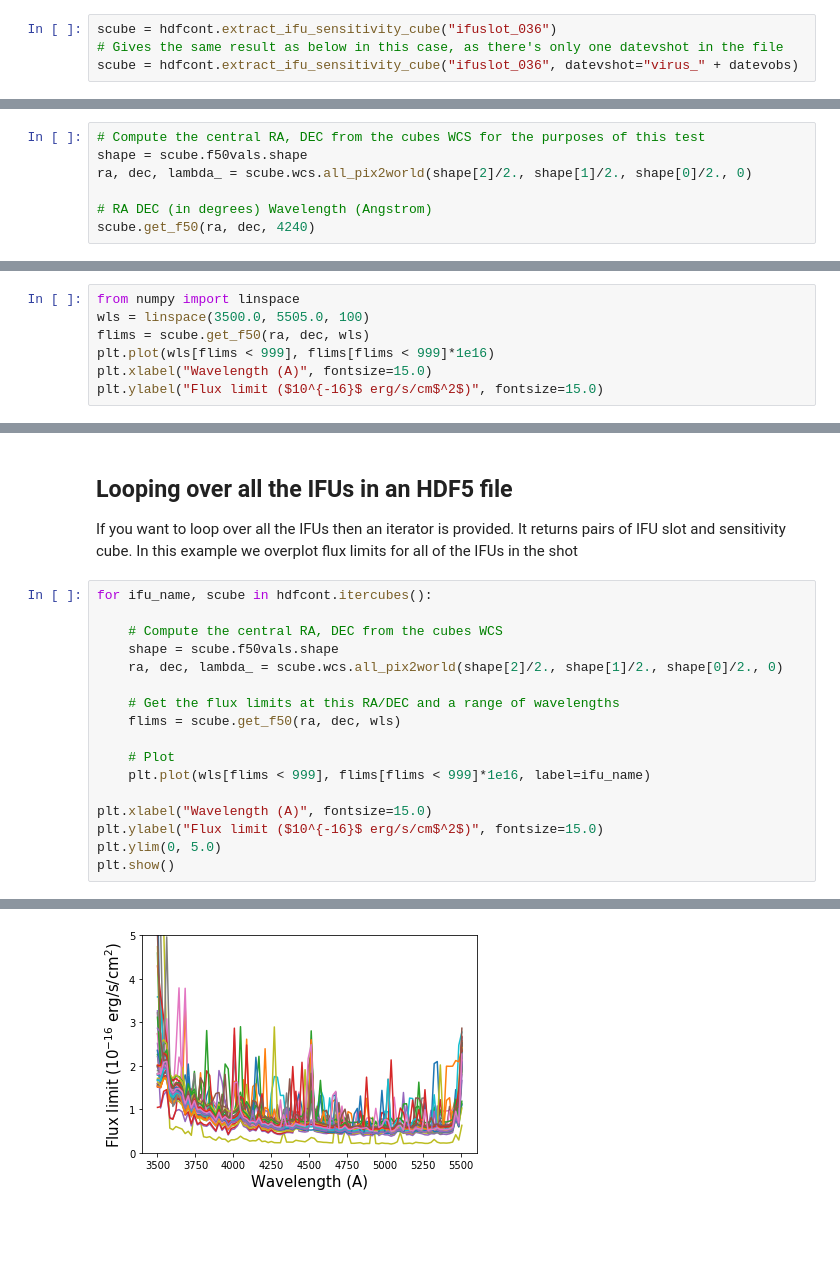
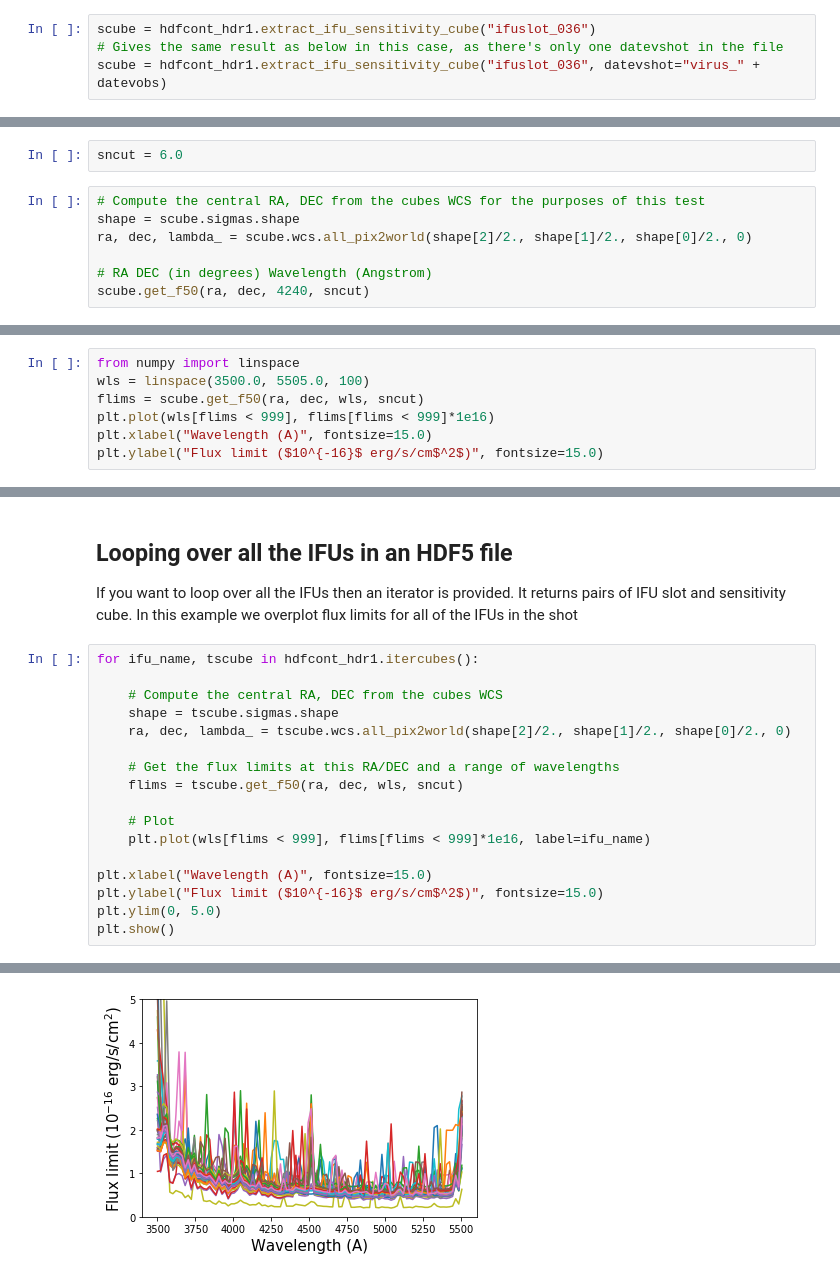
Before and after one commit to HETDEX/hetdex_api, a Jupyter notebook: notebooks/04-Getting_Flux_Limits_from_the_HDF5_Files.ipynb, the cells around one changed output, grey strips where cells are left out. Drawn from its saved outputs; the diff is of its cells as text; blank space fills up the shorter version.

```diff
--- a/notebooks/04-Getting_Flux_Limits_from_the_HDF5_Files.ipynb
+++ b/notebooks/04-Getting_Flux_Limits_from_the_HDF5_Files.ipynb
@@ -71,4 +87,4 @@ We can extract a particular IFU like this. Note that you have to add the string
 # %%
-scube = hdfcont.extract_ifu_sensitivity_cube("ifuslot_036")
+scube = hdfcont_hdr1.extract_ifu_sensitivity_cube("ifuslot_036")
 # Gives the same result as below in this case, as there's only one datevshot in the file
-scube = hdfcont.extract_ifu_sensitivity_cube("ifuslot_036", datevshot="virus_" + datevobs)
+scube = hdfcont_hdr1.extract_ifu_sensitivity_cube("ifuslot_036", datevshot="virus_" + datevobs)
@@ -79,8 +98,10 @@ Now we have the `SensitivityCube` object we can extract the flux where we expect
+# %%
+sncut = 6.0
 # %%
 # Compute the central RA, DEC from the cubes WCS for the purposes of this test
-shape = scube.f50vals.shape
+shape = scube.sigmas.shape
 ra, dec, lambda_ = scube.wcs.all_pix2world(shape[2]/2., shape[1]/2., shape[0]/2., 0)
 
 # RA DEC (in degrees) Wavelength (Angstrom)
-scube.get_f50(ra, dec, 4240)
+scube.get_f50(ra, dec, 4240, sncut)
 # %% [output]
@@ -96,7 +117,7 @@ Of course we can also pass an arrays of coordinates, to get multiple results, e.
 # %%
 from numpy import linspace
 wls = linspace(3500.0, 5505.0, 100)
-flims = scube.get_f50(ra, dec, wls)
+flims = scube.get_f50(ra, dec, wls, sncut)
 plt.plot(wls[flims < 999], flims[flims < 999]*1e16)
 plt.xlabel("Wavelength (A)", fontsize=15.0)
 plt.ylabel("Flux limit ($10^{-16}$ erg/s/cm$^2$)", fontsize=15.0)
@@ -145,14 +168,14 @@ Text(0, 0.5, 'Detected Fraction')
 ## Looping over all the IFUs in an HDF5 file
 If you want to loop over all the IFUs then an iterator is provided. It returns pairs of IFU slot and sensitivity cube. In this example we overplot flux limits for all of the IFUs in the shot
 # %%
-for ifu_name, scube in hdfcont.itercubes():
+for ifu_name, tscube in hdfcont_hdr1.itercubes():
 
     # Compute the central RA, DEC from the cubes WCS
-    shape = scube.f50vals.shape
-    ra, dec, lambda_ = scube.wcs.all_pix2world(shape[2]/2., shape[1]/2., shape[0]/2., 0)
+    shape = tscube.sigmas.shape
+    ra, dec, lambda_ = tscube.wcs.all_pix2world(shape[2]/2., shape[1]/2., shape[0]/2., 0)
 
     # Get the flux limits at this RA/DEC and a range of wavelengths
-    flims = scube.get_f50(ra, dec, wls)
+    flims = tscube.get_f50(ra, dec, wls, sncut)
 
     # Plot
     plt.plot(wls[flims < 999], flims[flims < 999]*1e16, label=ifu_name)
@@ -165 +189 @@ plt.show()
-[figure, old version]
+[figure, new version]
```
Also changed, not shown: parts of 31 cells of this notebook, 2 other files.
